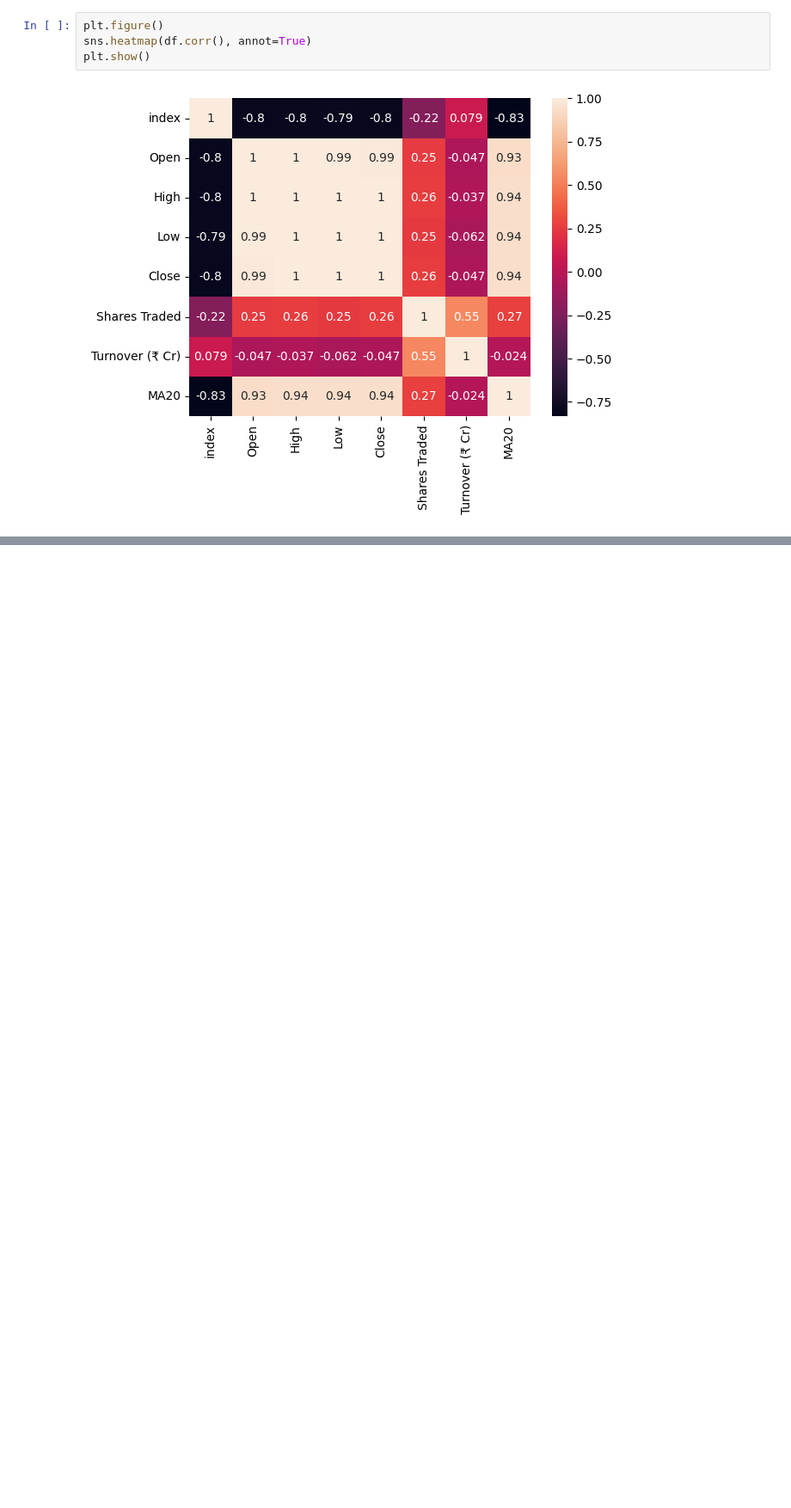
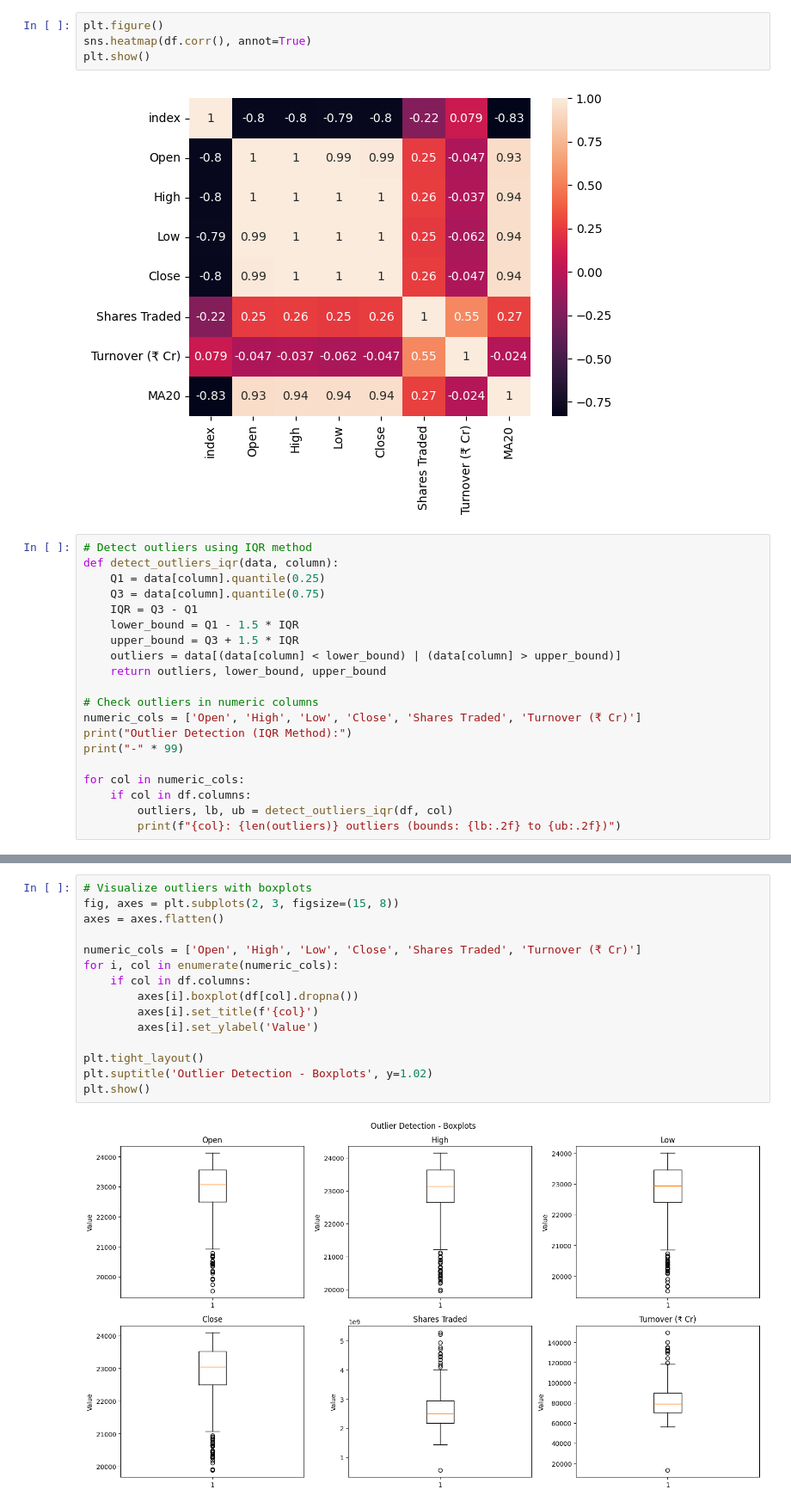
Before and after one commit to Sathwik-Hebbar/StockTrendAI, a Jupyter notebook: notebooks/EDA.ipynb, the cells around one changed output, grey strips where cells are left out. Shown at 86% size. Saved outputs shown, nothing was run; the diff lists cells and outputs as text; blank space fills up the shorter version.

```diff
--- a/notebooks/EDA.ipynb
+++ b/notebooks/EDA.ipynb
@@ -76,3 +119,23 @@ sns.heatmap(df.corr(), annot=True)
 plt.show()
 # %% [output]
 [figure]
+# %%
+# Detect outliers using IQR method
+def detect_outliers_iqr(data, column):
+    Q1 = data[column].quantile(0.25)
+    Q3 = data[column].quantile(0.75)
+    IQR = Q3 - Q1
+    lower_bound = Q1 - 1.5 * IQR
+    upper_bound = Q3 + 1.5 * IQR
+    outliers = data[(data[column] < lower_bound) | (data[column] > upper_bound)]
+    return outliers, lower_bound, upper_bound
+
+# Check outliers in numeric columns
+numeric_cols = ['Open', 'High', 'Low', 'Close', 'Shares Traded', 'Turnover (₹ Cr)']
+print("Outlier Detection (IQR Method):")
+print("-" * 99)
+
+for col in numeric_cols:
+    if col in df.columns:
+        outliers, lb, ub = detect_outliers_iqr(df, col)
+        print(f"{col}: {len(outliers)} outliers (bounds: {lb:.2f} to {ub:.2f})")
@@ -78,0 +151,17 @@ plt.show()
+# %%
+# Visualize outliers with boxplots
+fig, axes = plt.subplots(2, 3, figsize=(15, 8))
+axes = axes.flatten()
+
+numeric_cols = ['Open', 'High', 'Low', 'Close', 'Shares Traded', 'Turnover (₹ Cr)']
+for i, col in enumerate(numeric_cols):
+    if col in df.columns:
+        axes[i].boxplot(df[col].dropna())
+        axes[i].set_title(f'{col}')
+        axes[i].set_ylabel('Value')
+
+plt.tight_layout()
+plt.suptitle('Outlier Detection - Boxplots', y=1.02)
+plt.show()
+# %% [output]
+[figure, added]
```
Also changed, not shown: parts of 11 cells of this notebook, 5 other files.
